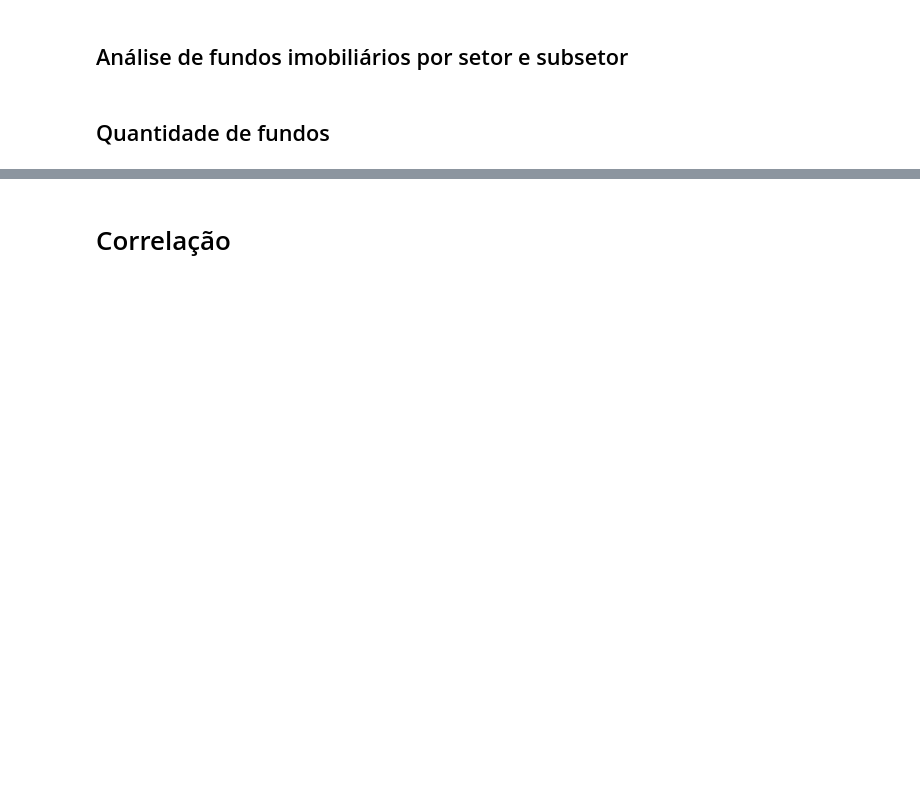
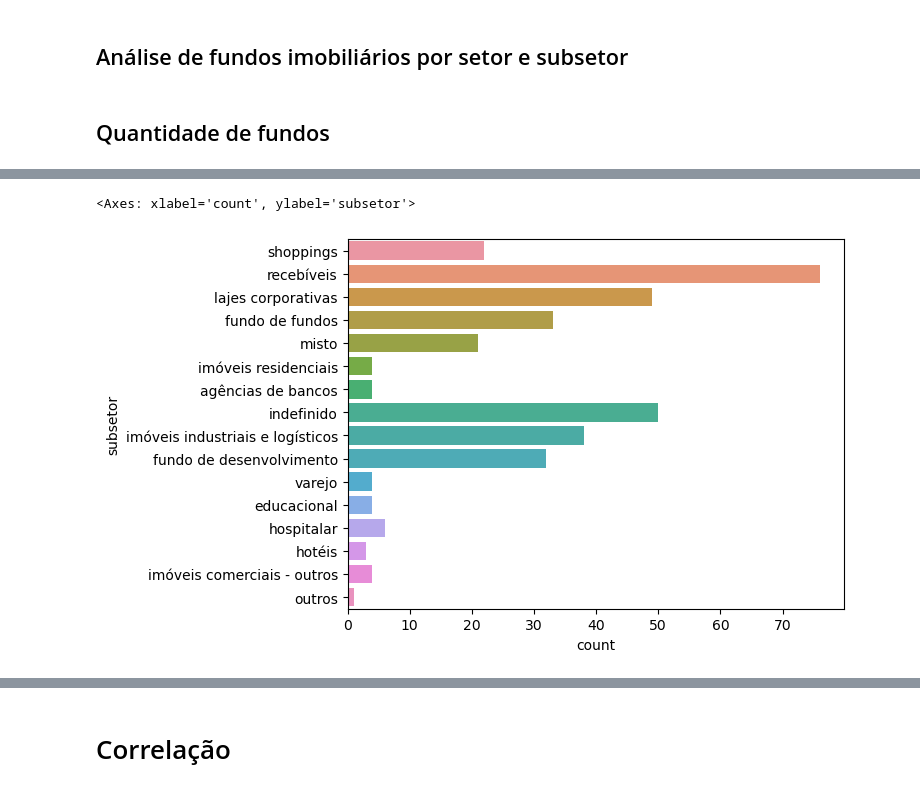
Before and after one commit to Mateus-cpa/analisando_fiis, a Jupyter notebook: analisando-fiis.ipynb, the cells around one changed output, grey strips where cells are left out. Saved outputs shown, nothing was run; the diff lists cells and outputs as text; code cells hidden in the pictures; blank space fills up the shorter version.

```diff
--- a/analisando-fiis.ipynb
+++ b/analisando-fiis.ipynb
@@ -693,4 +759,7 @@ sns.countplot(data = fiis_class,
 # %%
-sns.countplot(data = fiis_class,
+sns.countplot(data = fiis,
                y = 'subsetor')
+# %% [output]
+<Axes: xlabel='count', ylabel='subsetor'>
+[figure, added]
 # %%
```
Also changed, not shown: parts of 43 cells of this notebook.
